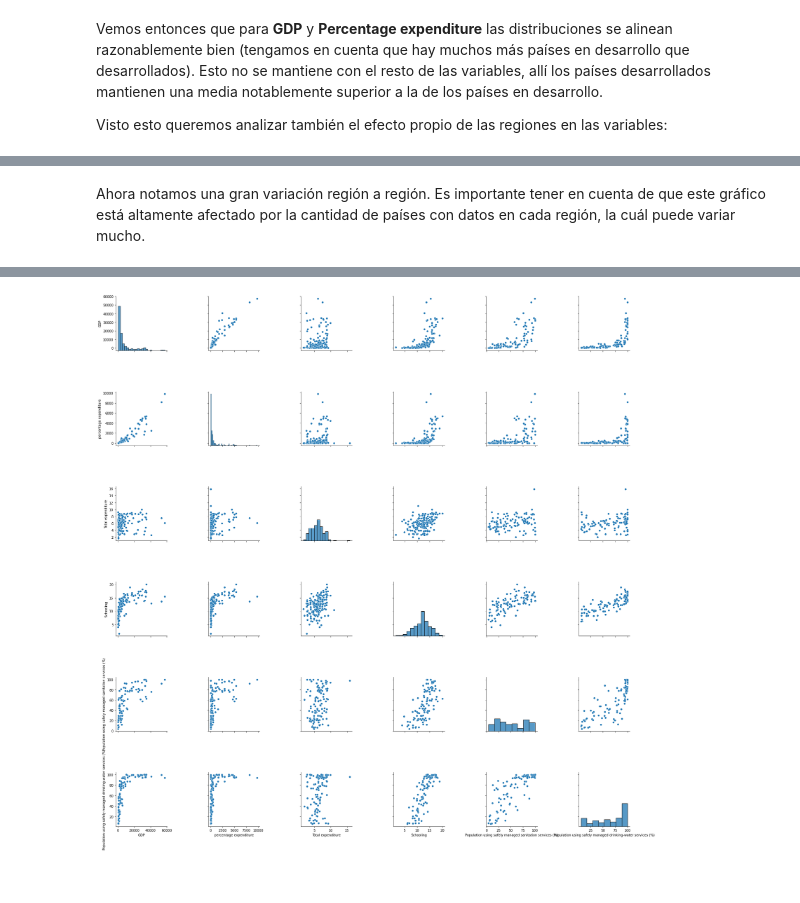
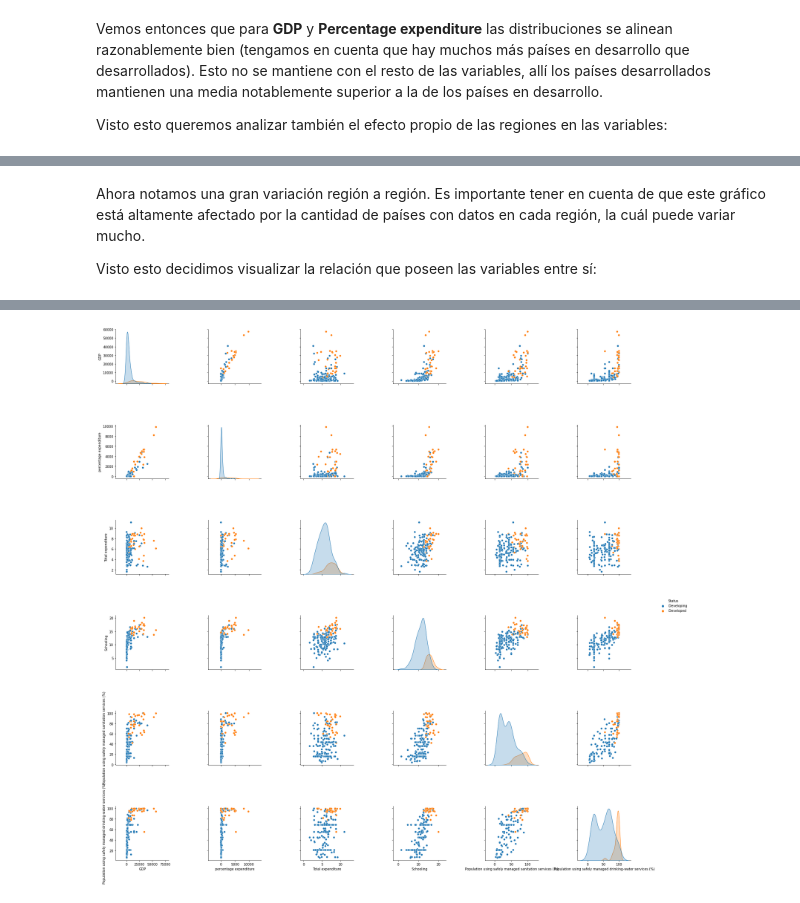
Before and after one commit to iglosiggio/metnum-tp3, a Jupyter notebook: notebooks/eda-reentrega.ipynb, the cells around one changed output, grey strips where cells are left out. Drawn from its saved outputs; the diff is of its cells as text; code cells hidden in the pictures.

```diff
--- a/notebooks/eda-reentrega.ipynb
+++ b/notebooks/eda-reentrega.ipynb
@@ -31,9 +29,9 @@ dataset
 | 182 | Zimbabwe | 50.48750 | 462.3750 | 26.5625 | 4.482000 | 20.364271 | 70.562500 | ... |
 183 rows × 26 columns
 # %%
-# Cargamos el dataset sin completar ni borrar outliers
-dataset_completado = pd.read_csv('../data/dataset-completado.csv')
-del dataset_completado['Unnamed: 0']
-dataset_completado
+# Cargamos el dataset completado luego de borrar outliers
+dataset = pd.read_csv('../data/dataset-completado.csv')
+del dataset['Unnamed: 0']
+dataset
 # %% [output]
 |  | Country | Life expectancy | Adult Mortality | infant deaths | Alcohol | percentage expenditure | Hepatitis B | ... |
@@ -315,7 +313,9 @@ g.map(sns.histplot, 'value')
 # %% [markdown]
 Ahora notamos una gran variación región a región. Es importante tener en cuenta de que este gráfico está altamente afectado por la cantidad de países con datos en cada región, la cuál puede variar mucho.
+
+Visto esto decidimos visualizar la relación que poseen las variables entre sí:
 # %%
-sns.pairplot(data=infra, height=4)
+sns.pairplot(data=infra, height=4, hue='Status')
 infra.corr()
 # %% [output]
 |  | GDP | percentage expenditure | Total expenditure | Schooling | Population using safely managed s... | ... |
@@ -328 +328 @@ infra.corr()
-[figure, old version]
+[figure, new version]
```
Also changed, not shown: parts of 20 cells of this notebook, 2 other files.
